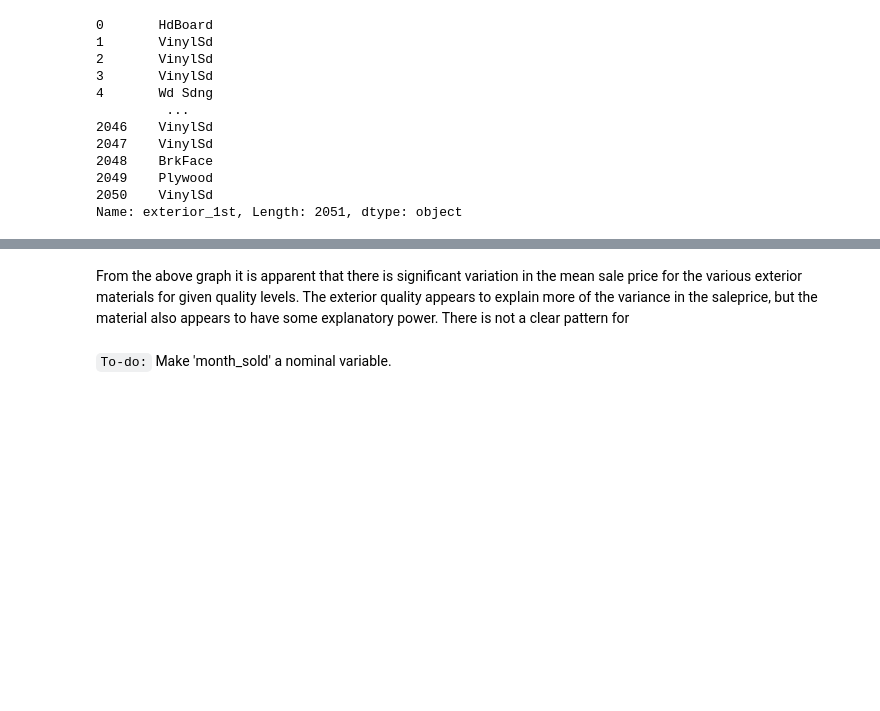
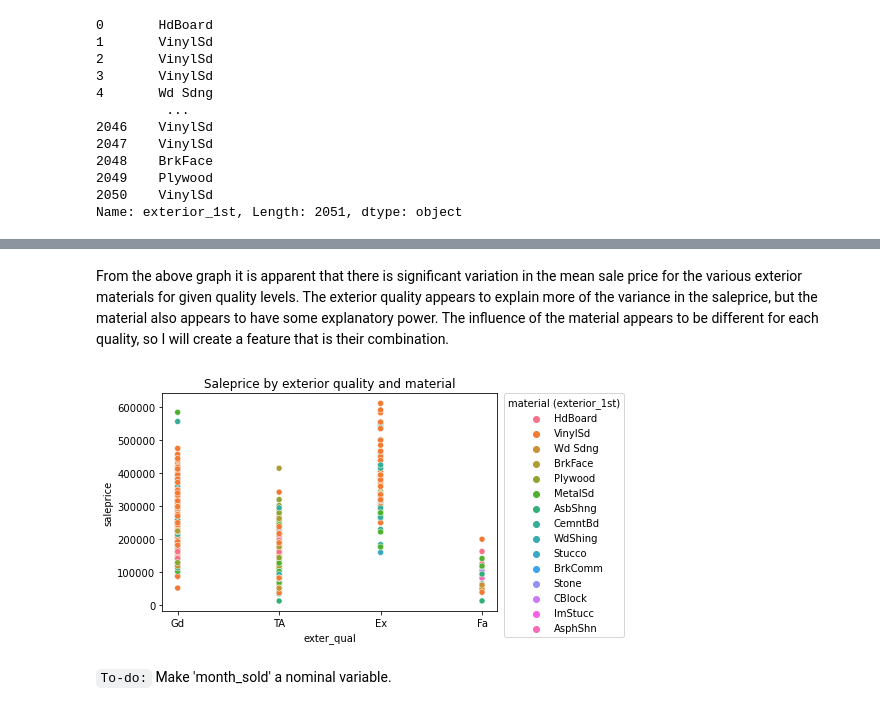
Before and after one commit to wcmohr/AmesHousing, a Jupyter notebook: notebooks/DataCleaning.ipynb, the cells around one changed output, grey strips where cells are left out. Saved outputs shown, nothing was run; the diff lists cells and outputs as text; code cells hidden in the pictures; blank space fills up the shorter version.

```diff
--- a/notebooks/DataCleaning.ipynb
+++ b/notebooks/DataCleaning.ipynb
@@ -411,3 +427,13 @@ Text(0.5, 1.0, 'Saleprice by exterior quality and material')
 [figure]
 # %% [markdown]
-From the above graph it is apparent that there is significant variation in the mean sale price for the various exterior materials for given quality levels.  The exterior quality appears to explain more of the variance in the saleprice, but the material also appears to have some explanatory power.  There is not a clear pattern for
+From the above graph it is apparent that there is significant variation in the mean sale price for the various exterior materials for given quality levels.  The exterior quality appears to explain more of the variance in the saleprice, but the material also appears to have some explanatory power.  The influence of the material appears to be different for each quality, so I will create a feature that is their combination.
+# %%
+# g = sns.FacetGrid(houses, col = 'exter_qual')
+# g.map(sns.boxplot, 'exter_1st' ,'saleprice')
+sns.scatterplot(data = houses, x = 'exter_qual', y='saleprice', hue = 'exterior_1st'\
+)
+plt.legend(bbox_to_anchor=(1.02, 1), loc='upper left', borderaxespad=0, title = 'material (exterior_1st)')
+plt.title('Saleprice by exterior quality and material')
+plt.savefig('../plots/sp_eq_material',bbox_inches = 'tight')
+# %% [output]
+[figure, added]
```
Also changed, not shown: parts of 49 cells of this notebook, 9 other files.
